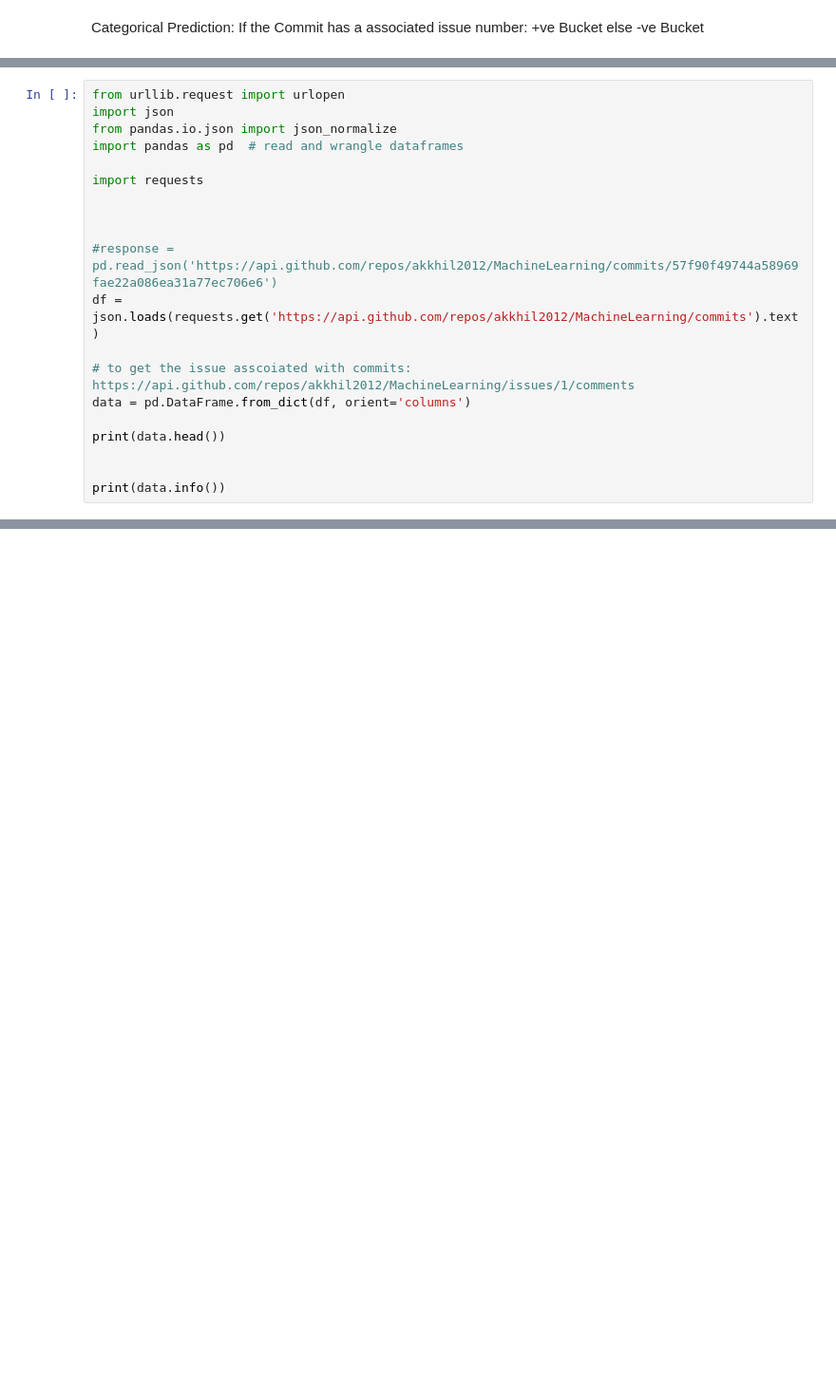
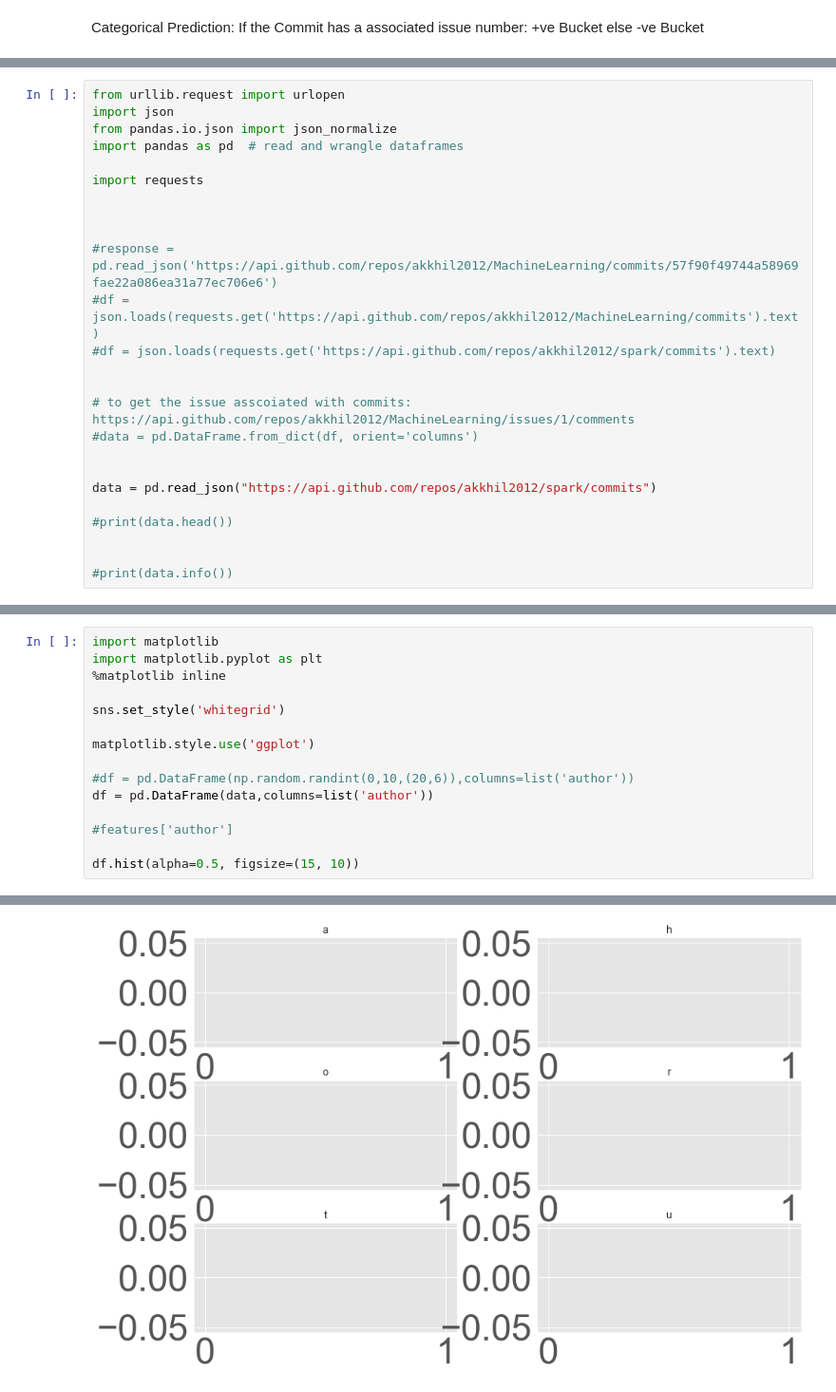
Before and after one commit to akkhil2012/MachineLearning, a Jupyter notebook: scikit_learn/OptimizeSDLC.ipynb, the cells around one changed output, grey strips where cells are left out. Shown at 95% size. Drawn from its saved outputs; the diff is of its cells as text; blank space fills up the shorter version.

```diff
--- a/scikit_learn/OptimizeSDLC.ipynb
+++ b/scikit_learn/OptimizeSDLC.ipynb
@@ -13,12 +15,17 @@ import requests
 
 
 #response = pd.read_json('https://api.github.com/repos/akkhil2012/MachineLearning/commits/57f90f49744a58969fae22a086ea31a77ec706e6')
-df = json.loads(requests.get('https://api.github.com/repos/akkhil2012/MachineLearning/commits').text)
+#df = json.loads(requests.get('https://api.github.com/repos/akkhil2012/MachineLearning/commits').text)
+#df = json.loads(requests.get('https://api.github.com/repos/akkhil2012/spark/commits').text)
+
 
 # to get the issue asscoiated with commits: https://api.github.com/repos/akkhil2012/MachineLearning/issues/1/comments
-data = pd.DataFrame.from_dict(df, orient='columns')
-
-print(data.head())
+#data = pd.DataFrame.from_dict(df, orient='columns')
 
 
-print(data.info())
+data = pd.read_json("https://api.github.com/repos/akkhil2012/spark/commits")
+
+#print(data.head())
+
+
+#print(data.info())
@@ -47,0 +257,16 @@ print(data.shape)
+# %%
+import matplotlib
+import matplotlib.pyplot as plt
+%matplotlib inline
+
+sns.set_style('whitegrid')
+
+matplotlib.style.use('ggplot')
+
+#df = pd.DataFrame(np.random.randint(0,10,(20,6)),columns=list('author'))
+df = pd.DataFrame(data,columns=list('author'))
+
+#features['author']
+
+df.hist(alpha=0.5, figsize=(15, 10))
+# %% [output]
@@ -47,0 +279 @@ print(data.shape)
+[figure, added]
```
Also changed, not shown: parts of 42 cells of this notebook.
